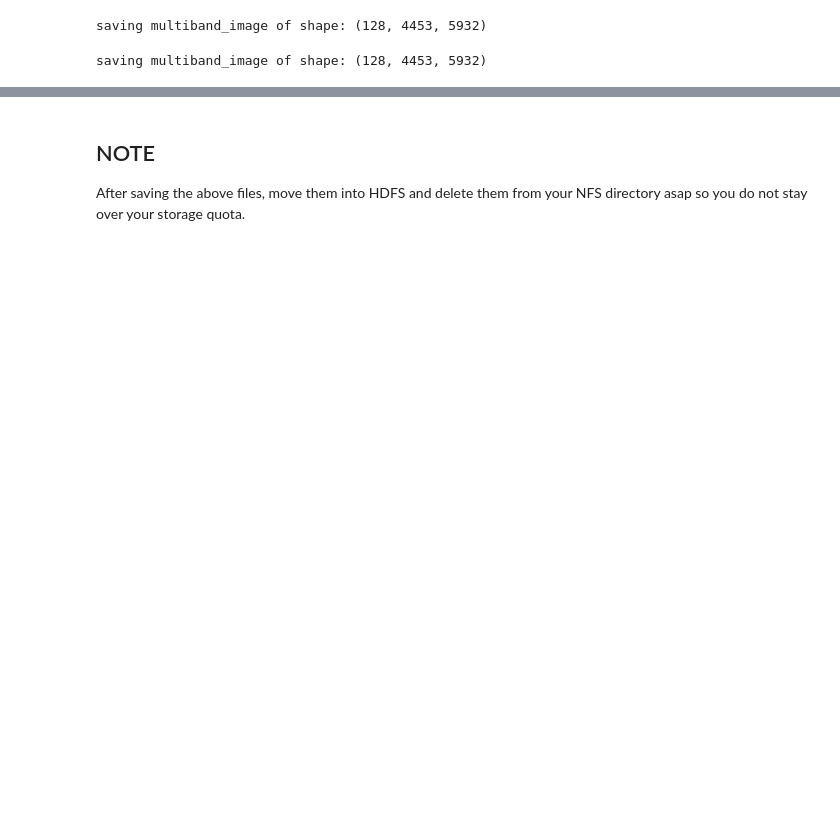
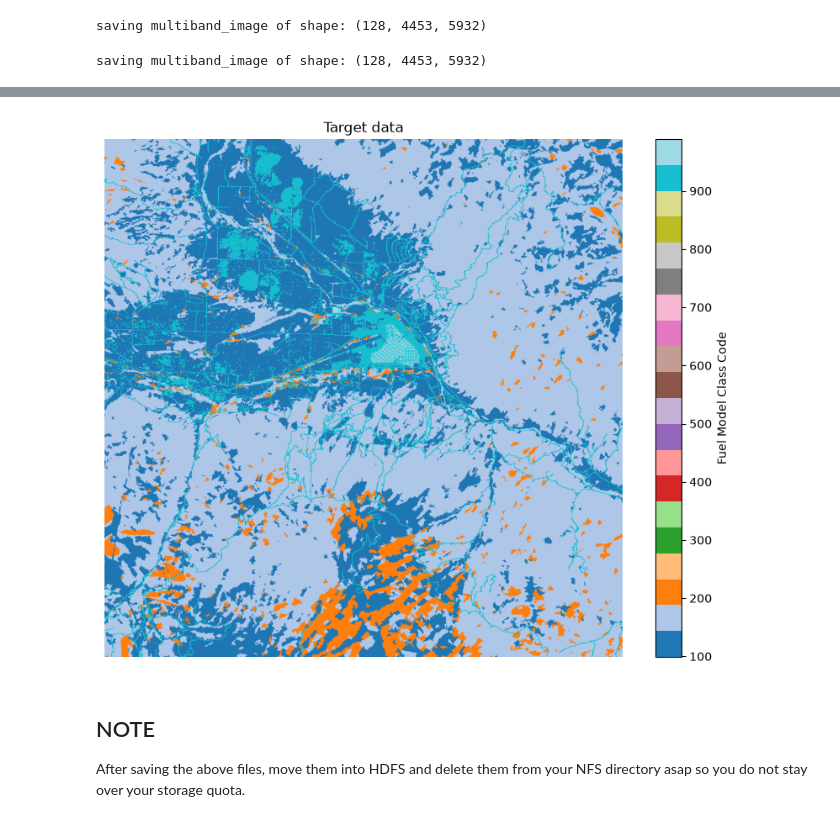
Before and after one commit to ianfisk/co-fire, a Jupyter notebook: src/preprocessing/tessera_download.ipynb, the cells around one changed output, grey strips where cells are left out. Saved outputs shown, nothing was run; the diff lists cells and outputs as text; code cells hidden in the pictures; blank space fills up the shorter version.

```diff
--- a/src/preprocessing/tessera_download.ipynb
+++ b/src/preprocessing/tessera_download.ipynb
@@ -160,0 +180,5 @@ saving multiband_image of shape: (128, 4453, 5932)
+# %%
+surface_fuels_embeddings, surface_fuels_transform, surface_fuels_crs = read_geo_tif("./data/SurfaceFuels_COWRA22.tif")
+surface_fuels_embeddings = np.permute_dims(surface_fuels_embeddings, axes=(1, 2, 0))
+
+surface_fuels_embeddings.shape, surface_fuels_transform, surface_fuels_crs
@@ -161,3 +197,15 @@ saving multiband_image of shape: (128, 4453, 5932)
+# %%
+TARGET_DATA_NULL_VALUE = 9999
+masked_fuels = np.ma.masked_equal(surface_fuels_embeddings[16000:17000, 16000:17000], TARGET_DATA_NULL_VALUE)
+
+plt.figure(figsize=(10, 8))
+plt.imshow(masked_fuels, cmap="tab20")
+plt.colorbar(label="Fuel Model Class Code")
+plt.title("Target data")
+plt.axis("off")
+plt.show()
+# %% [output]
+[figure, added]
 # %% [markdown]
 ## NOTE
 
```
Also changed, not shown: parts of 13 cells of this notebook.
